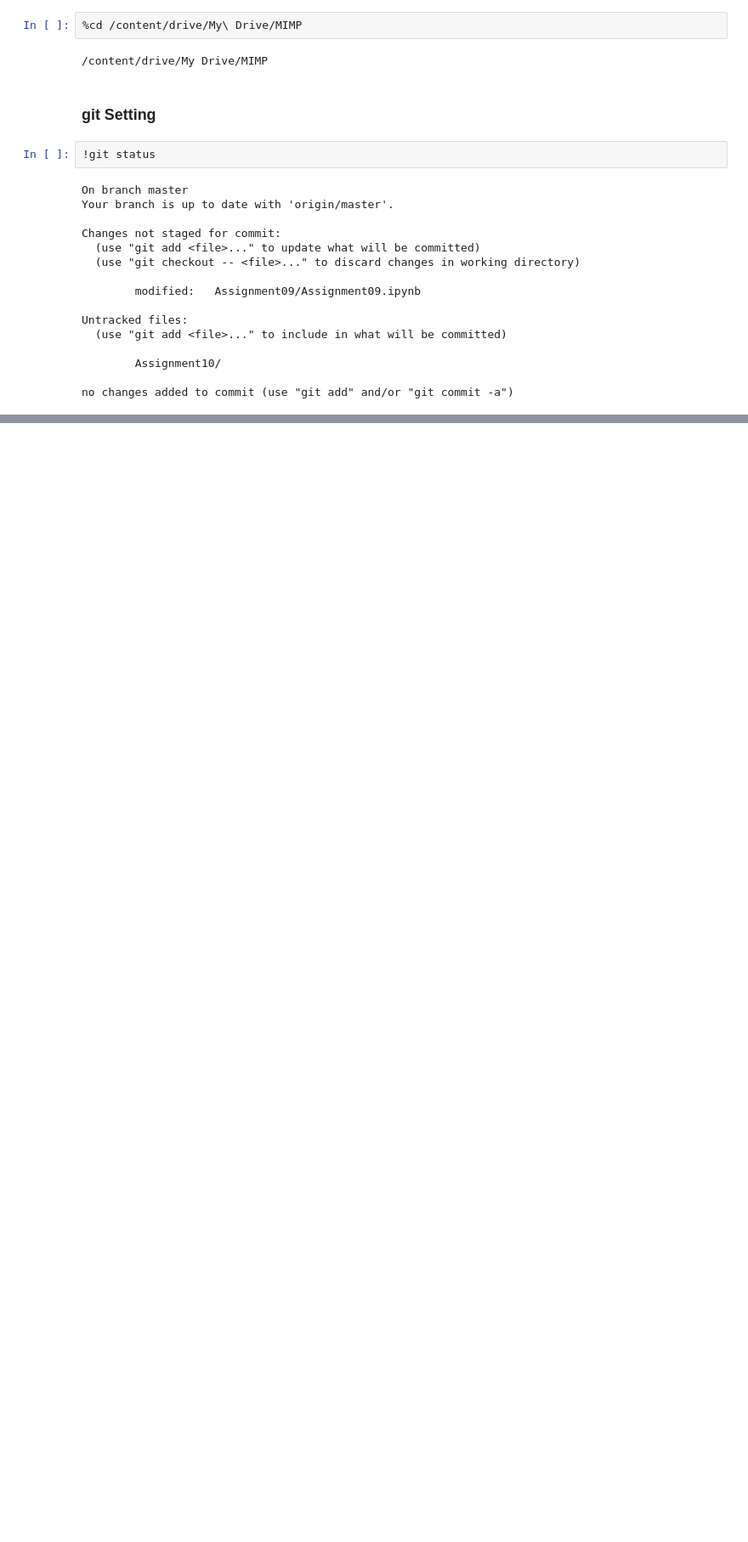
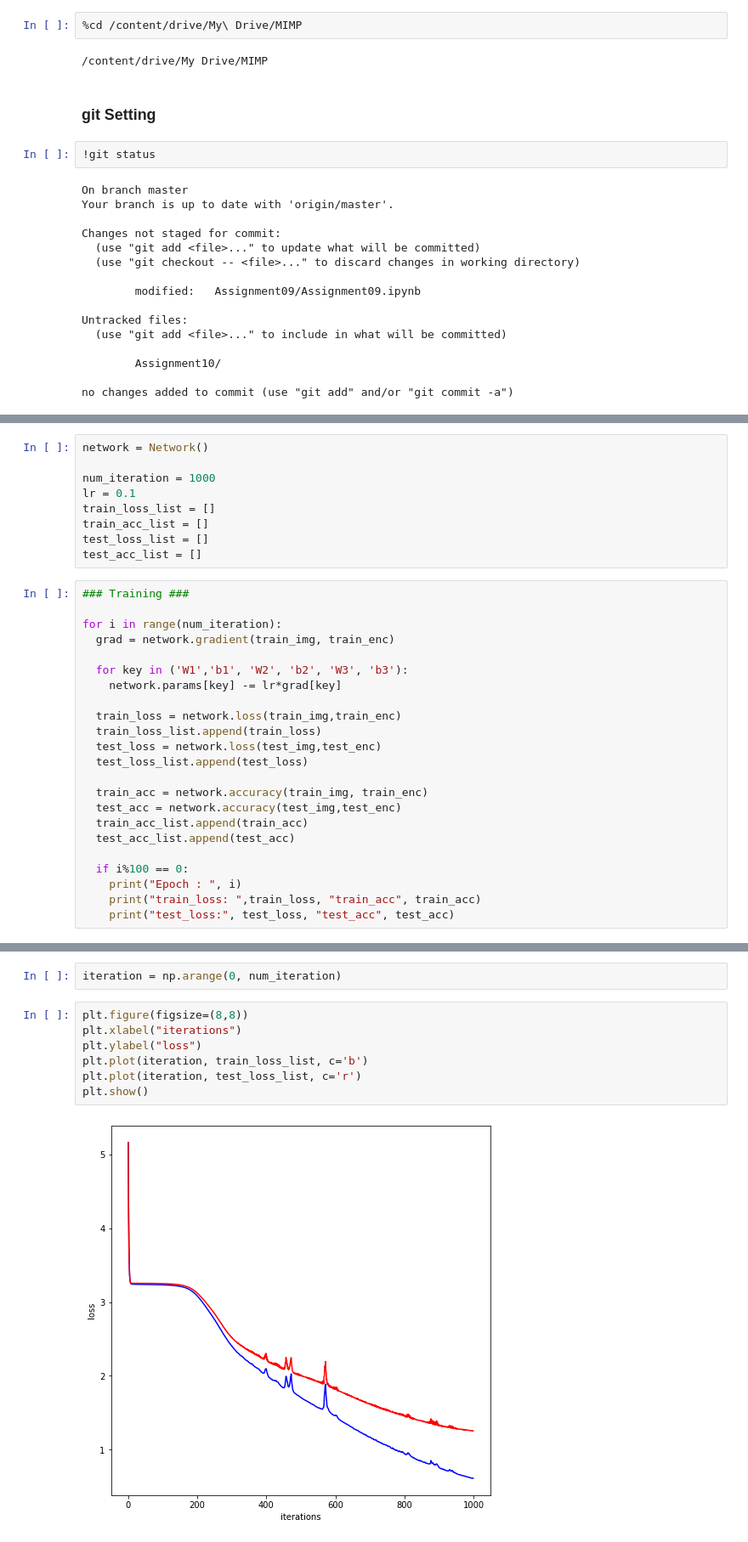
Before and after one commit to SooonChang/MIMP, a Jupyter notebook: Assignment10/Assignment10.ipynb, the cells around one changed output, grey strips where cells are left out. Shown at 85% size. Cells and saved outputs as stored; diff of their text form; blank space fills up the shorter version.

Commit message:
Assignment10: Optimization test

```diff
--- a/Assignment10/Assignment10.ipynb
+++ b/Assignment10/Assignment10.ipynb
@@ -43,0 +239,32 @@ no changes added to commit (use "git add" and/or "git commit -a")
+# %%
+network = Network()
+
+num_iteration = 1000
+lr = 0.1
+train_loss_list = []
+train_acc_list = []
+test_loss_list = []
+test_acc_list = []
+# %%
+### Training ###
+
+for i in range(num_iteration):
+  grad = network.gradient(train_img, train_enc)
+
+  for key in ('W1','b1', 'W2', 'b2', 'W3', 'b3'):
+    network.params[key] -= lr*grad[key]
+
+  train_loss = network.loss(train_img,train_enc)
+  train_loss_list.append(train_loss)
+  test_loss = network.loss(test_img,test_enc)
+  test_loss_list.append(test_loss)
+
+  train_acc = network.accuracy(train_img, train_enc)
+  test_acc = network.accuracy(test_img,test_enc)
+  train_acc_list.append(train_acc)
+  test_acc_list.append(test_acc)
+
+  if i%100 == 0:
+    print("Epoch : ", i)
+    print("train_loss: ",train_loss, "train_acc", train_acc)
+    print("test_loss:", test_loss, "test_acc", test_acc)
@@ -43,0 +291,11 @@ no changes added to commit (use "git add" and/or "git commit -a")
+# %%
+iteration = np.arange(0, num_iteration)
+# %%
+plt.figure(figsize=(8,8))
+plt.xlabel("iterations")
+plt.ylabel("loss")
+plt.plot(iteration, train_loss_list, c='b')
+plt.plot(iteration, test_loss_list, c='r')
+plt.show()
+# %% [output]
+[figure, added]
```
Also changed, not shown: parts of 24 cells of this notebook.
